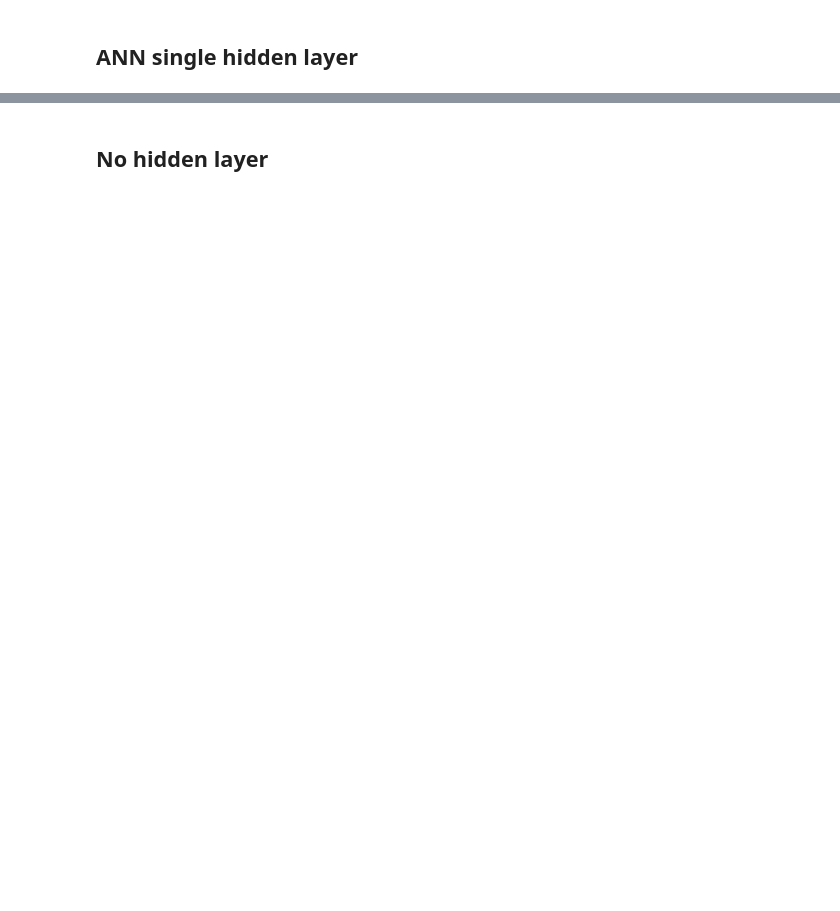
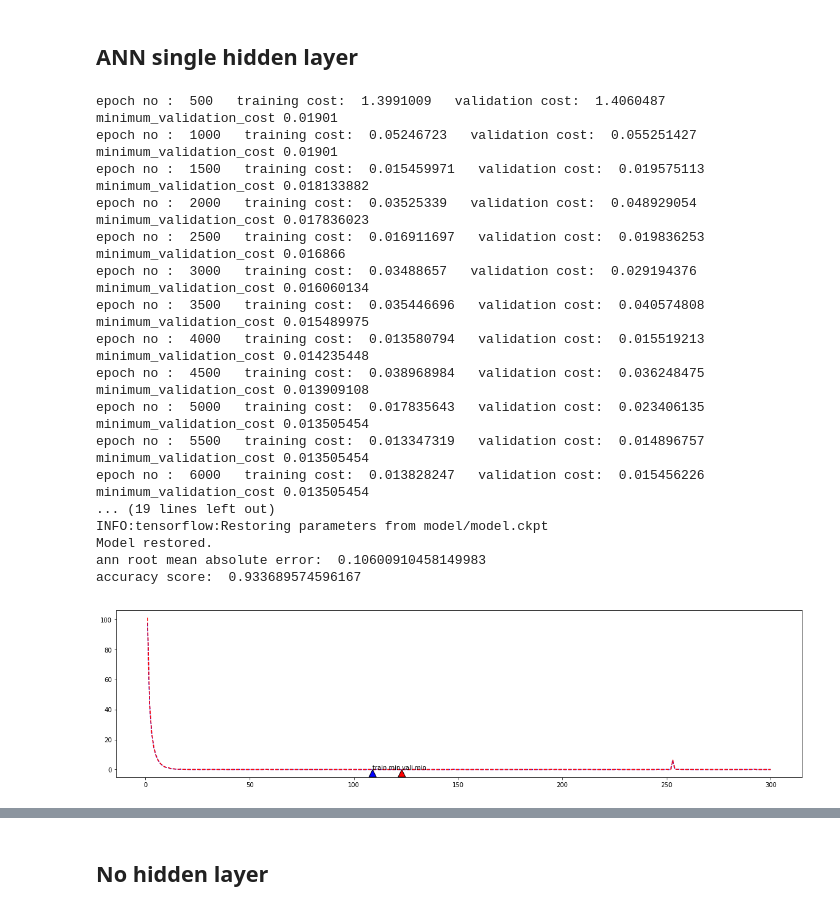
Before and after one commit to navidRashik/House-Prices-Advanced-Regression-Techniques, a Jupyter notebook: house_price.ipynb, the cells around one changed output, grey strips where cells are left out. Cells and saved outputs as stored; diff of their text form; code cells hidden in the pictures; blank space fills up the shorter version.

```diff
--- a/house_price.ipynb
+++ b/house_price.ipynb
@@ -1646,35 +1466,56 @@ beta1 = 0.1
 beta2 = None
 beta3 = None
 beta4 = None
 minimum_validation_cost = 0.01901000
 hidden_1 = 16
 hidden_2 = None
 hidden_3 = None
 hidden_4 = None
 
 #tf graph input
 X_tf = tf.placeholder("float" )
 y_tf = tf.placeholder("float" )
 
 weight_bais()
 miscellaneous_initialization()
 train_LC = []
 val_LC = []
 training_block(X_train,y_train, X_test,y_test)
 prediction = Prediction_block(X_test)
-# prediction_dict['ANN base'] = prediction
+
 test_rmse_score, test_r2_score = accuracy(y_test,prediction)
 
 print('ann root mean absolute error: ', test_rmse_score)
 print('accuracy score: ', test_r2_score  )
 learning_curve()
 
-save_score = True
+
+pred_str = 'ANN_lr'+str(learning_rate)+'_beta'+str(beta1)+'-'+str(beta2)+'-'+str(beta3)+'-'+str(beta4)+'_hidden'+str(hidden_1)+'-'+str(hidden_2)+'-'+str(hidden_3)+'-'+str(hidden_4)
+prediction_dict[pred_str] = prediction
 # Data Save
 if save_score:
     log_df = pd.read_csv("diffrent_training_results.csv")
     log_df = log_df.append({'learning_rate' : learning_rate, 'num_steps' : num_steps, 'beta1' : beta1, 'beta2' : beta2, 'beta3' : beta3, 'beta4' : beta4, 'hidden_1' : hidden_1 , 'hidden_2' : hidden_2, 'hidden_3' : hidden_3, 'hidden_4' : hidden_4, 'input_dim' : input_dim , 'test_rmse_score' : test_rmse_score , 'test_r2_score' : test_r2_score}, ignore_index=True)
     log_df.to_csv("diffrent_training_results.csv", encoding='utf-8',index=False)
+# %% [output]
+epoch no :  500   training cost:  1.3991009   validation cost:  1.4060487     minimum_validation_cost 0.01901
+epoch no :  1000   training cost:  0.05246723   validation cost:  0.055251427     minimum_validation_cost 0.01901
+epoch no :  1500   training cost:  0.015459971   validation cost:  0.019575113     minimum_validation_cost 0.018133882
+epoch no :  2000   training cost:  0.03525339   validation cost:  0.048929054     minimum_validation_cost 0.017836023
+epoch no :  2500   training cost:  0.016911697   validation cost:  0.019836253     minimum_validation_cost 0.016866
+epoch no :  3000   training cost:  0.03488657   validation cost:  0.029194376     minimum_validation_cost 0.016060134
+epoch no :  3500   training cost:  0.035446696   validation cost:  0.040574808     minimum_validation_cost 0.015489975
+epoch no :  4000   training cost:  0.013580794   validation cost:  0.015519213     minimum_validation_cost 0.014235448
+epoch no :  4500   training cost:  0.038968984   validation cost:  0.036248475     minimum_validation_cost 0.013909108
+epoch no :  5000   training cost:  0.017835643   validation cost:  0.023406135     minimum_validation_cost 0.013505454
+epoch no :  5500   training cost:  0.013347319   validation cost:  0.014896757     minimum_validation_cost 0.013505454
+epoch no :  6000   training cost:  0.013828247   validation cost:  0.015456226     minimum_validation_cost 0.013505454
+... (19 lines left out)
+INFO:tensorflow:Restoring parameters from model/model.ckpt
+Model restored.
+ann root mean absolute error:  0.10600910458149983
+accuracy score:  0.933689574596167
+[figure, added]
 # %%
 learning_rate = 0.1
 num_steps = 15000
```
Also changed, not shown: parts of 28 cells of this notebook, 4 other files.
